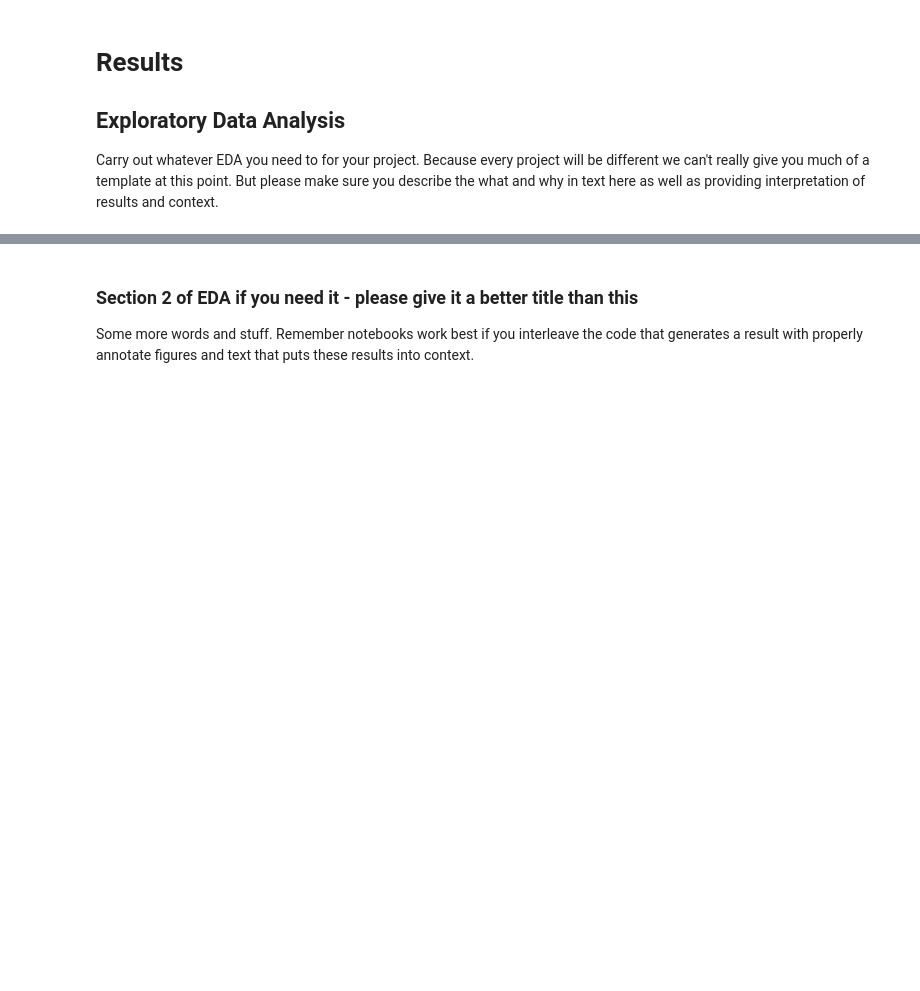
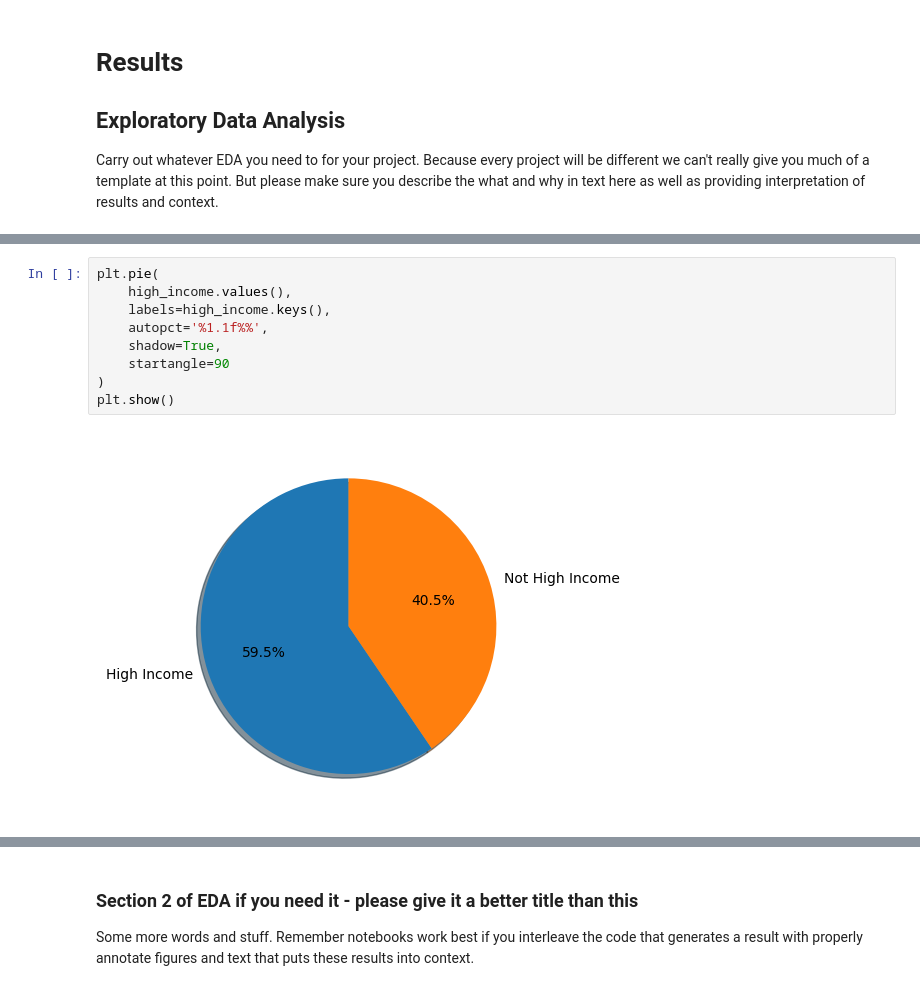
Before and after one commit to jteh188/Billionaires-Statistics-Data-Analysis, a Jupyter notebook: EDACheckpoint_Group026_WI24.ipynb, the cells around one changed output, grey strips where cells are left out. Drawn from its saved outputs; the diff is of its cells as text; blank space fills up the shorter version.

```diff
--- a/EDACheckpoint_Group026_WI24.ipynb
+++ b/EDACheckpoint_Group026_WI24.ipynb
@@ -237,0 +324,11 @@ Some more words and stuff.  Remember notebooks work best if you interleave the c
+# %%
+plt.pie(
+    high_income.values(),
+    labels=high_income.keys(),
+    autopct='%1.1f%%',
+    shadow=True,
+    startangle=90
+)
+plt.show()
+# %% [output]
+[figure, added]
```
Also changed, not shown: parts of 29 cells of this notebook.
